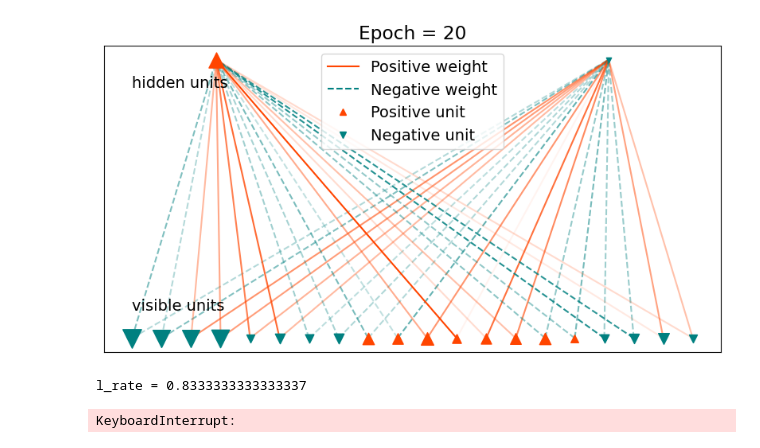
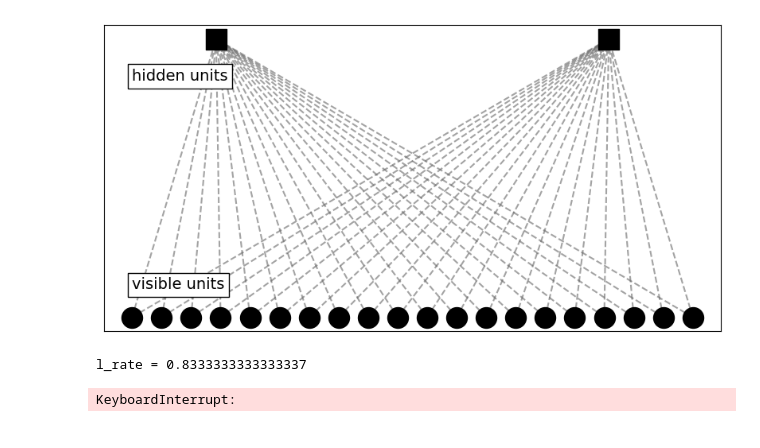
Before and after one commit to davbac/LCP-modB, a Jupyter notebook: vulture.ipynb, the cells around one changed output. Drawn from its saved outputs; the diff is of its cells as text; code cells hidden in the pictures.

```diff
--- a/vulture.ipynb
+++ b/vulture.ipynb
@@ -243,34 +286,34 @@ for epoch in range(nepochs):
                 sw, dw = rmsprop(vh_data, vh_model, sw,
                                  beta, eps, lrate_m)
                 sa, da = rmsprop(v_data, v_model, sa,
                                  beta, eps, lrate_m)
                 sb, db = rmsprop(h_data, h_model, sb,
                                  beta, eps, lrate_m)
             # ADAM
             elif model == 'adam':
                 mw, sw, dw = adam(vh_data, vh_model, mw, sw, epoch,
                                   beta, eps, lrate_m)
                 ma, sa, da = adam(v_data, v_model, ma, sa, epoch,
                                   beta, eps, lrate_m)
                 mb, sb, db = adam(h_data, h_model, mb, sb, epoch,
                                   beta, eps, lrate_m)
 
             w = w + dw
             a = a + da
             b = b + db
             mb_count = 0 # move to the next minibatch
 
     # randomize the order of input data
     npr.shuffle(v)
     # decrease the learning rate if not using Adam
     if (model != 'adam'):
         lrate = lrate / (1 + 0.01 * lrate)
 
     if epoch % 20 == 19:
-        plotgraph(epoch + 1)
+        plotgraph2(epoch + 1)
         if (model != 'adam'):
             print(f'l_rate = {lrate}')
 # %% [output]
-[figure, old version]
+[figure, new version]
 l_rate = 0.8333333333333337
 KeyboardInterrupt:
```
Also changed, not shown: parts of 1 cell of this notebook.
